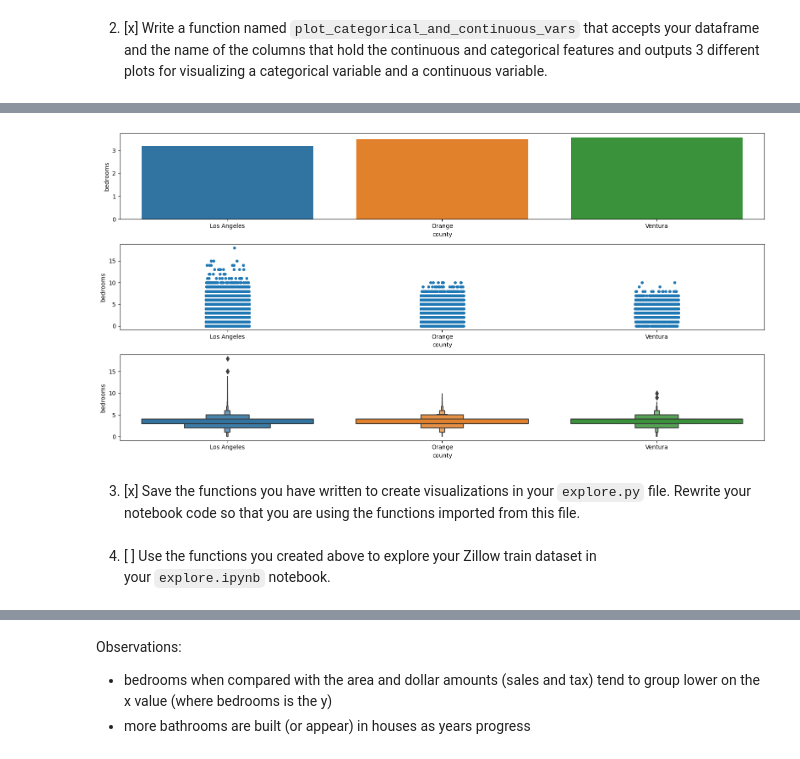
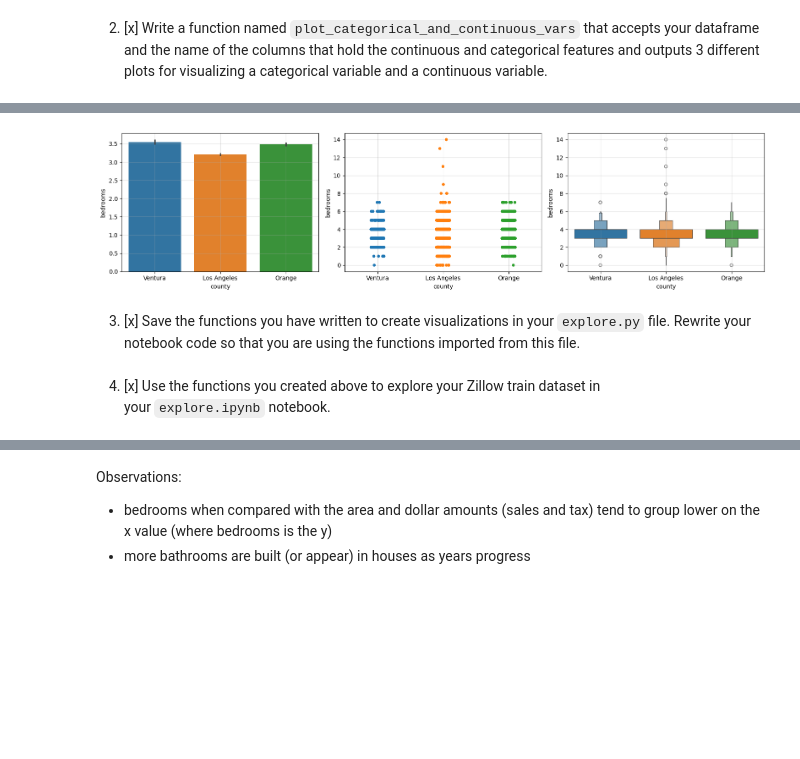
Before and after one commit to Michael-Nelson361/regression-exercises, a Jupyter notebook: explore.ipynb, the cells around one changed output, grey strips where cells are left out. Saved outputs shown, nothing was run; the diff lists cells and outputs as text; code cells hidden in the pictures; blank space fills up the shorter version.

Commit message:
Adjusted plotting 2nd plotting function to align the 3 plots side by side instead of on top of each other

```diff
--- a/explore.ipynb
+++ b/explore.ipynb
@@ -221,25 +221,28 @@ def plot_categorical_and_continuous_vars(df,cat_col,con_col):
 
     '''
 
-    plt.figure(figsize=(16,8))
+    plt.figure(figsize=(16,4))
 
     # plot first figure
-    plt.subplot(3,1,1)
-    sns.barplot(data=df,x=cat_col,y=con_col)
+    plt.subplot(1,3,1)
+    sns.barplot(data=df,x=cat_col,y=con_col,hue=cat_col)
+    plt.grid(alpha=0.4)
     # plot second figure
-    plt.subplot(3,1,2)
-    sns.stripplot(data=df,x=cat_col,y=con_col)
+    plt.subplot(1,3,2)
+    sns.stripplot(data=df,x=cat_col,y=con_col,hue=cat_col)
+    plt.grid(alpha=0.4)
     # plot third figure
-    plt.subplot(3,1,3)
-    sns.boxenplot(data=df,x=cat_col,y=con_col)
+    plt.subplot(1,3,3)
+    sns.boxenplot(data=df,x=cat_col,y=con_col,hue=cat_col)
+    plt.grid(alpha=0.4)
 
     plt.tight_layout()
     plt.show()
     return None
 # %%
-plot_categorical_and_continuous_vars(train,'county','bedrooms')
+plot_categorical_and_continuous_vars(train.sample(10**4),'county','bedrooms')
 # %% [output]
-[figure, old version]
+[figure, new version]
 # %%
 write_contents.append("""
 def plot_categorical_and_continuous_vars(df,cat_col,con_col):
@@ -283,7 +289,7 @@ with open('explore.py','a') as file:
     for content in write_contents:
         file.write(content + '\n')
 # %% [markdown]
-4. [ ] Use the functions you created above to explore your Zillow train dataset in your `explore.ipynb` notebook.
+4. [x] Use the functions you created above to explore your Zillow train dataset in your `explore.ipynb` notebook.
 # %%
 import explore as e
 # %%
```
Also changed, not shown: parts of 15 cells of this notebook, 1 other file.
